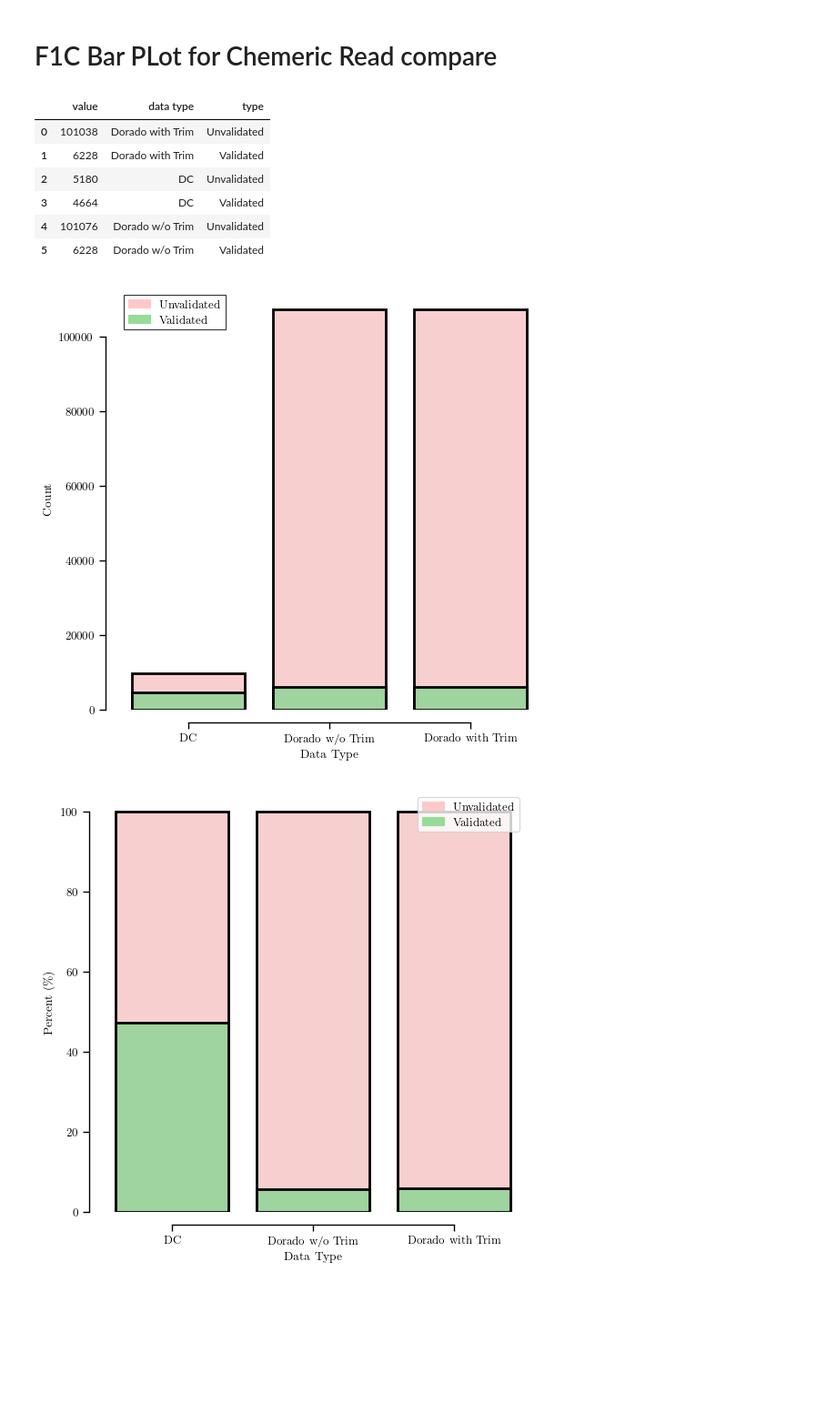
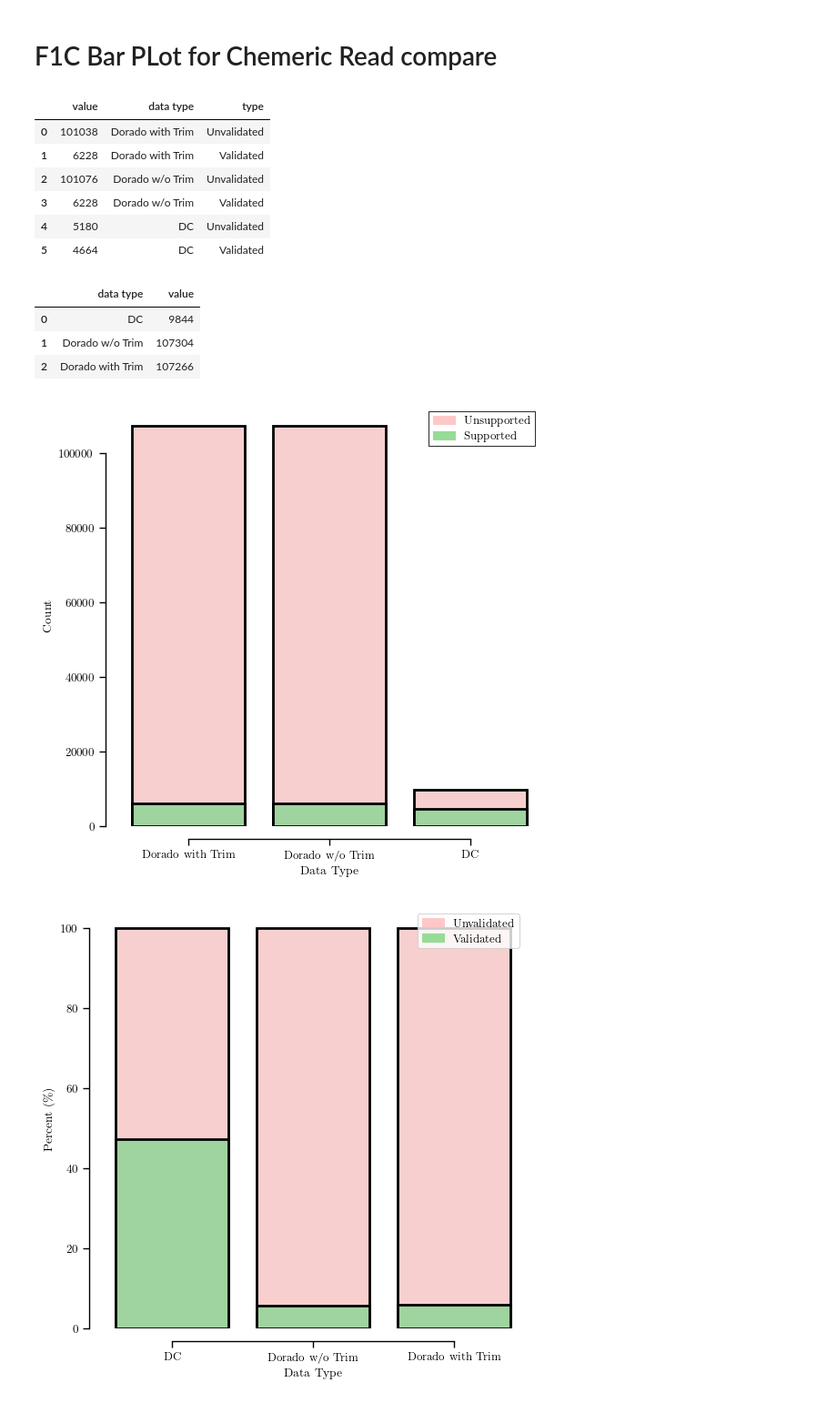
Before and after one commit to cauliyang/deepchopper-paper, a Jupyter notebook: figures/figures.ipynb, the cells around one changed output. Shown at 91% size. Drawn from its saved outputs; the diff is of its cells as text; code cells hidden in the pictures; blank space fills up the shorter version.

Commit message:
revise figure1

```diff
--- a/figures/figures.ipynb
+++ b/figures/figures.ipynb
@@ -18,12 +18,12 @@ plt.rcParams.update({
 # %% [markdown]
 # F1C Bar PLot for Chemeric Read compare
 # %%
-type_names = ["Dorado with Trim", "DC",   "Dorado w/o Trim"]
+type_names = ["Dorado with Trim",  "Dorado w/o Trim",  "DC"]
 
 data = {
      type_names[0]: [107266, 6228],
-     type_names[1]: [9844, 4664],
-    type_names[2] : [107304, 6228]
+    type_names[1] : [107304, 6228],
+     type_names[2]: [9844, 4664],
 }
 
 data_with_validated = {
@@ -42,10 +42,10 @@ data_df
 |  | value | data type | type |
 | 0 | 101038 | Dorado with Trim | Unvalidated |
 | 1 | 6228 | Dorado with Trim | Validated |
-| 2 | 5180 | DC | Unvalidated |
-| 3 | 4664 | DC | Validated |
-| 4 | 101076 | Dorado w/o Trim | Unvalidated |
-| 5 | 6228 | Dorado w/o Trim | Validated |
+| 2 | 101076 | Dorado w/o Trim | Unvalidated |
+| 3 | 6228 | Dorado w/o Trim | Validated |
+| 4 | 5180 | DC | Unvalidated |
+| 5 | 4664 | DC | Validated |
 # %%
 # % colors
 # \definecolor{mylightred}{RGB}{255,200,200}
@@ -57,29 +57,36 @@ c1 = [ i/255 for i in (255,200,200)]
 c2 =  [i/255 for i in (150,220,150)]
 
 c3 = [i/255 for i in  (172,188,63)]
+# %%
+data_df.groupby("data type")['value'].sum().reset_index()
+# %% [output]
+|  | data type | value |
+| 0 | DC | 9844 |
+| 1 | Dorado w/o Trim | 107304 |
+| 2 | Dorado with Trim | 107266 |
 # %%
 plt.figure(figsize=(6, 6))
 
-bar1 = sns.barplot(data=data_df.groupby("data type")['value'].sum().reset_index(), x="data type", y="value",  color=c1, edgecolor="k", linewidth=2)
-bar2 =  sns.barplot(data=data_df.query("type == 'Validated'") , x="data type", y="value", estimator=sum, color=c2, edgecolor="k" ,  linewidth=2)
+bar1 = sns.barplot(data=data_df.groupby("data type")['value'].sum().reset_index(), x="data type", y="value", order=type_names,  color=c1, edgecolor="k", linewidth=2)
+bar2 =  sns.barplot(data=data_df.query("type == 'Validated'") , x="data type", y="value", order=type_names,  estimator=sum, color=c2, edgecolor="k" ,  linewidth=2)
 
 # add legend
-top_bar = mpatches.Patch(color=c1, label='Unvalidated')
-bottom_bar = mpatches.Patch(color=c2, label='Validated')
+top_bar = mpatches.Patch(color=c1, label='Unsupported')
+bottom_bar = mpatches.Patch(color=c2, label='Supported')
 plt.legend(handles=[top_bar, bottom_bar],
            edgecolor='k',
            fancybox=False)
 sns.despine(offset=10, trim=True)
 
 plt.ylabel("Count")
 plt.xlabel("Data  Type")
 
 plt.savefig(f'bar_plot_chemeric_read_cmp.pdf',
         bbox_inches='tight',
         dpi=300
         )
 # %% [output]
-[figure, old version]
+[figure, new version]
 # %%
 plt.figure(figsize=(6, 6))
 total = data_df.groupby("data type")['value'].sum().reset_index()
```
Also changed, not shown: parts of 5 cells of this notebook, 8 other files.
